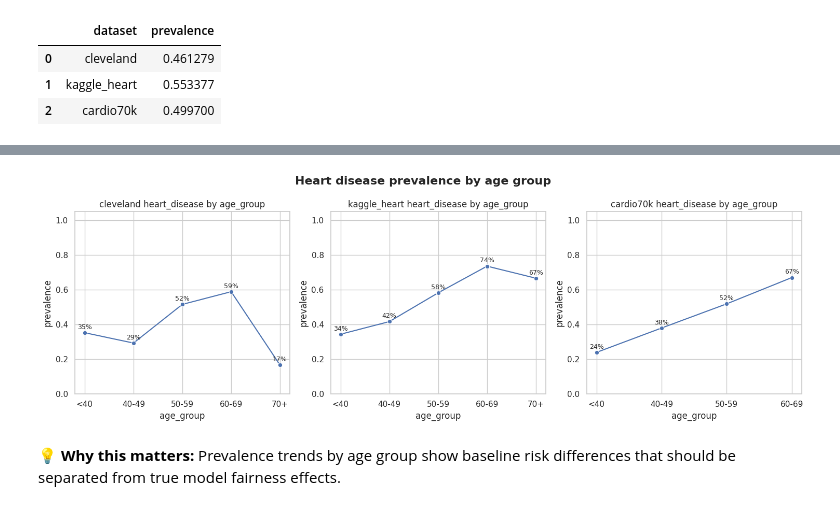
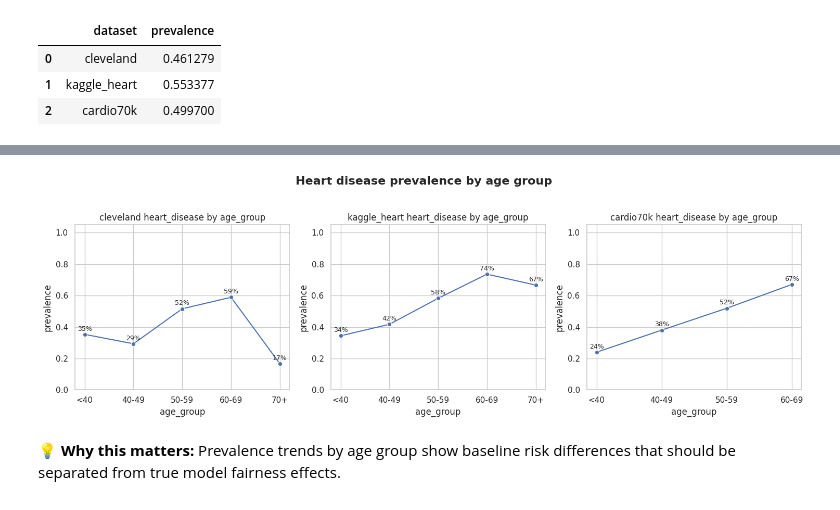
Before and after one commit to UA-Dissertation-Project-107449/FairXAI, a Jupyter notebook: notebooks/cardiac_eda.ipynb, the cells around one changed output, grey strips where cells are left out. Saved outputs shown, nothing was run; the diff lists cells and outputs as text; code cells hidden in the pictures.

```diff
--- a/notebooks/cardiac_eda.ipynb
+++ b/notebooks/cardiac_eda.ipynb
@@ -56,9 +52,16 @@ PROCESSED_DIR = ROOT_DIR / pipeline_cfg["paths"]["processed_dir"]
 DATASETS = schema_cfg.get("cardiac_relevant_datasets", ["cleveland", "kaggle_heart", "cardio70k"])
 PRIMARY_DATASETS = ["cleveland", "kaggle_heart"]
 TARGET_COL = feature_map["target"]["heart_disease"]["canonical"]
-SENSITIVE_COL = feature_map["sensitive"]["sex"]["canonical"]
 
-ROOT_DIR, DATA_DIR, RESULTS_DIR
+MEDICAL_AREA = "cardiac"
+SAVE_FIGURES = True
+FIGURES_DIR = ROOT_DIR / "notebooks" / "figures" / MEDICAL_AREA
+FIGURE_PREFIX = "eda"
+
+def fig_path(stem: str) -> Path:
+    return FIGURES_DIR / f"{FIGURE_PREFIX}_{stem}.png"
+
+ROOT_DIR, DATA_DIR, RESULTS_DIR, FIGURES_DIR
 # %% [output]
 (PosixPath('/home/miguel/Desktop/Dissertacao/Code/FairXAI'),
  PosixPath('/home/miguel/Desktop/Dissertacao/Code/FairXAI/data/cardiac'),
@@ -287,28 +257,9 @@ The original UCI Cleveland dataset had 303 rows; 6 were removed due to missing v
 ## Feature schema comparison (canonical mapping)
 Use the YAML feature map to compare canonical features rather than raw column names.
 # %%
-def canonical_features_for_columns(columns: list[str], dataset_name: str) -> set[str]:
-    canonical = set()
-
-    def add_from_section(section: dict) -> None:
-        for _, info in section.items():
-            canonical_name = info.get("canonical")
-            aliases = info.get("aliases", [])
-            candidates = [canonical_name] + aliases if canonical_name else aliases
-            if any(col in columns for col in candidates):
-                if canonical_name:
-                    canonical.add(canonical_name)
-
-    for group in ("sensitive", "common", "target"):
-        add_from_section(feature_map.get(group, {}))
-
-    dataset_specific = feature_map.get("dataset_specific", {}).get(dataset_name, {})
-    add_from_section(dataset_specific)
-    return canonical
-
 canonical_by_dataset = {}
 for name, df in raw.items():
-    canonical_by_dataset[name] = sorted(canonical_features_for_columns(df.columns, name))
+    canonical_by_dataset[name] = sorted(canonical_features_for_columns(list(df.columns), name, feature_map=feature_map))
     print(f"\n{name} canonical features ({len(canonical_by_dataset[name])}):")
     print(canonical_by_dataset[name])
 
@@ -372,7 +323,9 @@ fig, axes = plot_numeric_distribution_comparison(
     colors=PALETTE_DATASET,
     value_getter=age_years_getter,
     xlabel="age (years)",
-)
+    save_path=fig_path("age_distribution_years") if SAVE_FIGURES else None,
+    show=False,
+ )
 
 for idx, name in enumerate(age_datasets):
     unit = dataset_age_unit(name)
@@ -578,26 +515,25 @@ plot_target_distribution_by_group(
 # %%
 prevalence_by_age_group = {}
 for name in DATASETS:
     df = raw[name]
     if TARGET_COL not in df.columns or "age_group" not in df.columns:
         continue
     prevalence_by_age_group[name] = pd.DataFrame({
         "age_group": apply_age_group_order(df["age_group"], name),
         TARGET_COL: df[TARGET_COL],
     })
 
-plot_target_distribution_by_group(
+_ = plot_target_distribution_by_group(
     datasets=prevalence_by_age_group,
     target_col=TARGET_COL,
     group_col="age_group",
     title="Heart disease prevalence by age group",
     kind="line",
+    save_path=fig_path("prevalence_by_age_group") if SAVE_FIGURES else None,
     show=False,
  )
-
-plt.tight_layout()
 # %% [output]
-[figure, old version]
+[figure, new version]
 # %% [markdown]
 💡 **Why this matters:** Prevalence trends by age group show baseline risk differences that should be separated from true model fairness effects.
 # %% [markdown]
```
Also changed, not shown: parts of 17 cells of this notebook, 18 other files.
